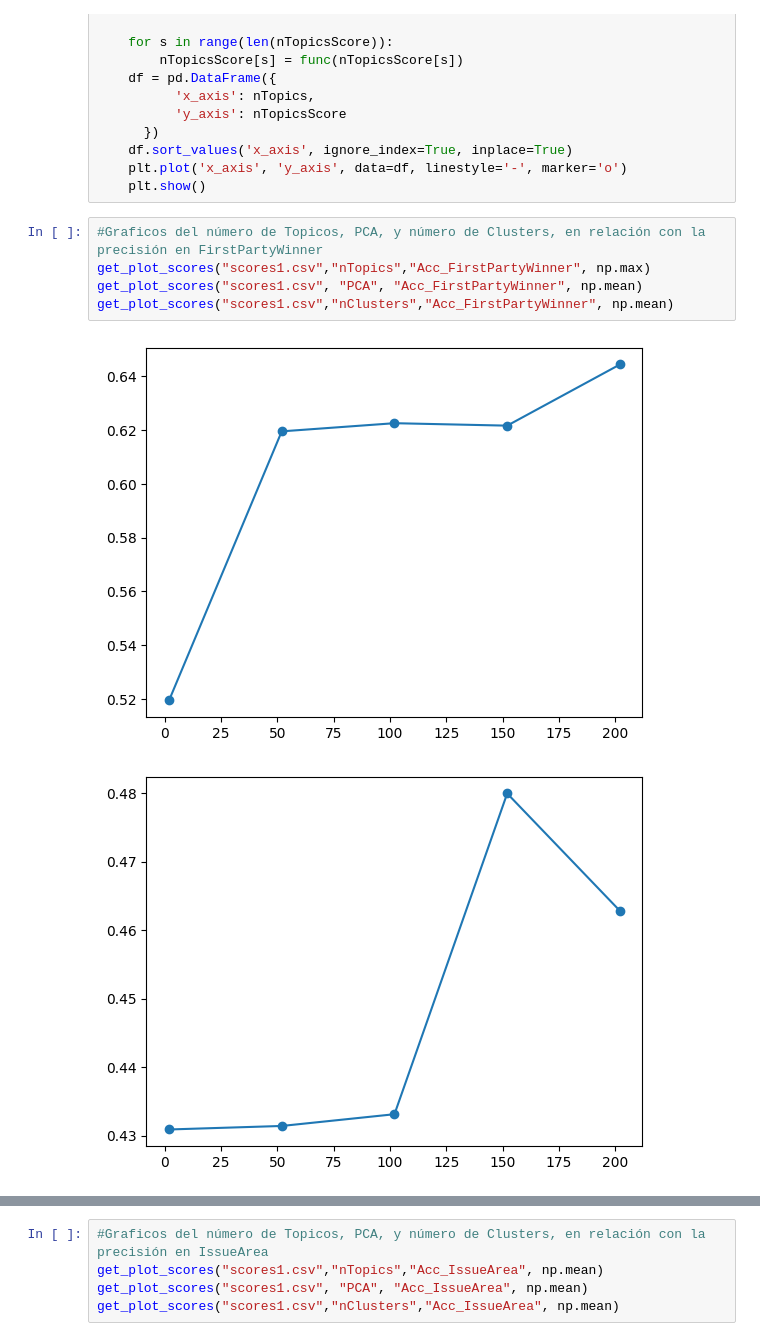
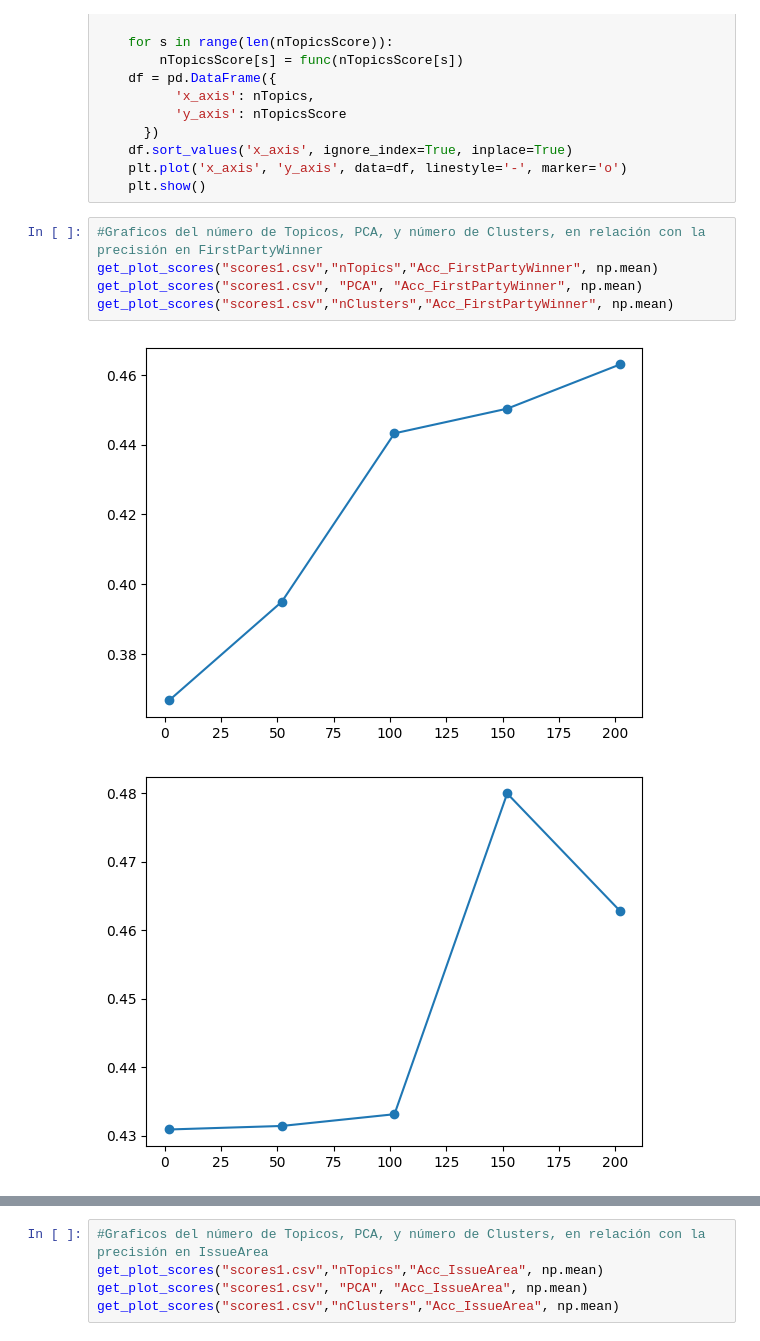
Before and after one commit to korah91/MineriaClustering, a Jupyter notebook: supremeCourt.ipynb, the cells around one changed output, grey strips where cells are left out. Saved outputs shown, nothing was run; the diff lists cells and outputs as text.

```diff
--- a/supremeCourt.ipynb
+++ b/supremeCourt.ipynb
@@ -670,11 +654,11 @@ def get_plot_scores(csv, x_label, y_label, func):
     plt.show()
 # %%
 #Graficos del número de Topicos, PCA, y número de Clusters, en relación con la precisión en FirstPartyWinner
-get_plot_scores("scores1.csv","nTopics","Acc_FirstPartyWinner", np.max)
+get_plot_scores("scores1.csv","nTopics","Acc_FirstPartyWinner", np.mean)
 get_plot_scores("scores1.csv", "PCA", "Acc_FirstPartyWinner", np.mean)
 get_plot_scores("scores1.csv","nClusters","Acc_FirstPartyWinner", np.mean)
 # %% [output]
-[figure, old version]
+[figure, new version]
 [figure]
 [figure]
 # %%
```
Also changed, not shown: parts of 26 cells of this notebook, 10 other files.
